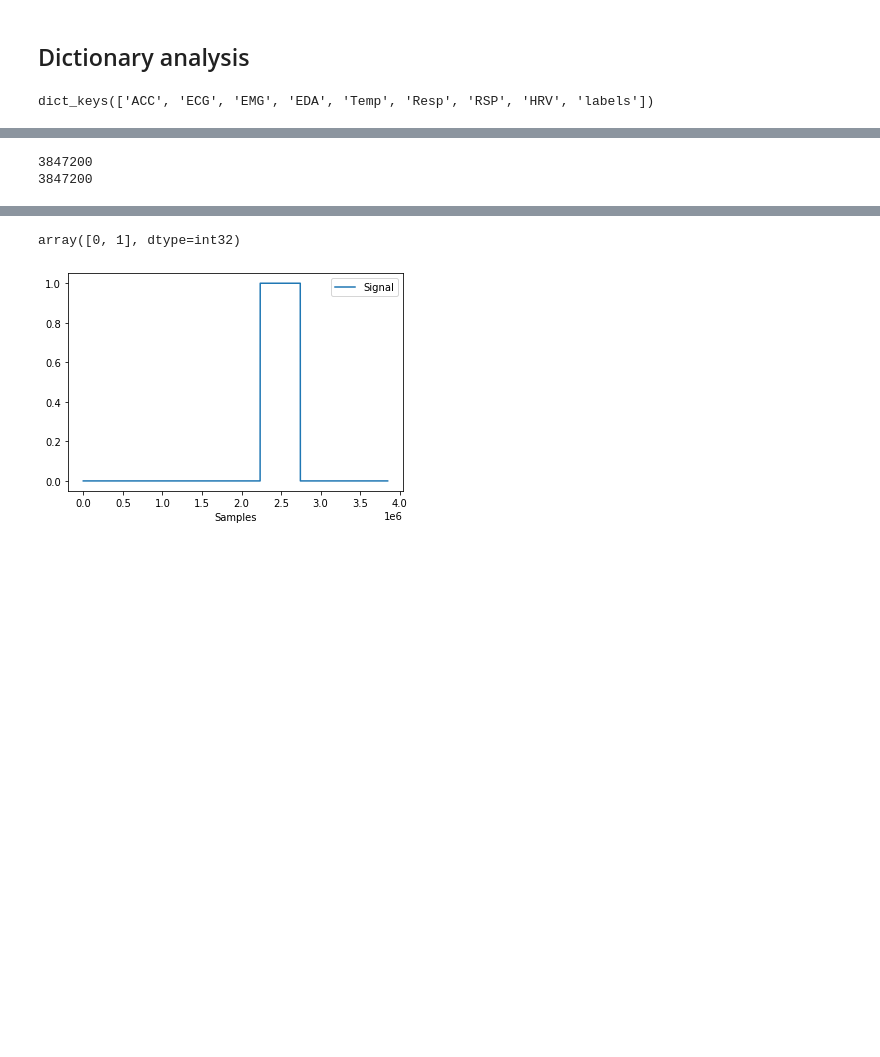
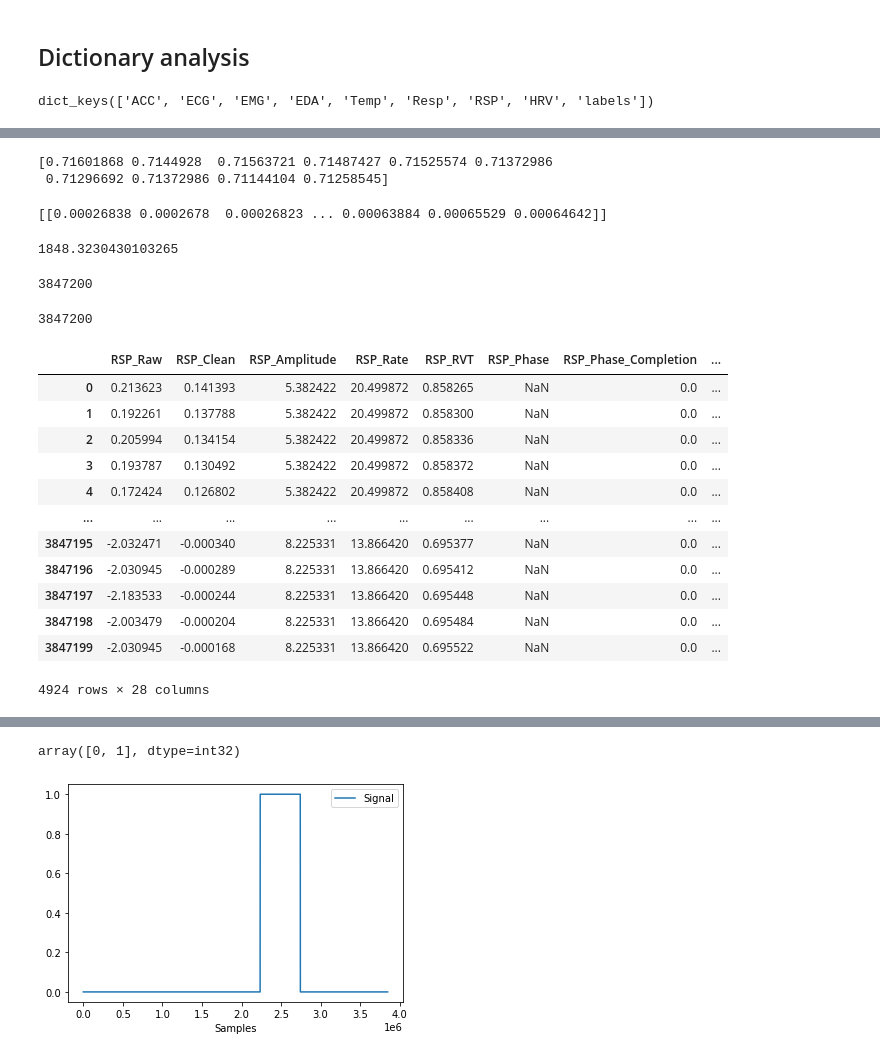
Before and after one commit to kjspring/stress-detection-wearable-devices, a Jupyter notebook: WESAD_EDA.ipynb, the cells around one changed output, grey strips where cells are left out. Saved outputs shown, nothing was run; the diff lists cells and outputs as text; code cells hidden in the pictures; blank space fills up the shorter version.

```diff
--- a/WESAD_EDA.ipynb
+++ b/WESAD_EDA.ipynb
@@ -130,3 +139,16 @@ dict_keys(['ACC', 'ECG', 'EMG', 'EDA', 'Temp', 'Resp', 'RSP', 'HRV', 'labels'])
+# %%
+from sklearn import normalize
+print(wesad_data_li[0]['EDA'].reshape(-1)[0:10])
+norm_EDA = normalize(wesad_data_li[0]['EDA'].reshape(1, -1))[0:10]
+# %% [output]
+[0.71601868 0.7144928  0.71563721 0.71487427 0.71525574 0.71372986
+ 0.71296692 0.71372986 0.71144104 0.71258545]
+# %%
+print(norm_EDA)
+(norm_EDA).sum()
+# %% [output]
+[[0.00026838 0.0002678  0.00026823 ... 0.00063884 0.00065529 0.00064642]]
+1848.3230430103265
 # %%
 # Clean and process raw data using Neurokit2
 
@@ -137,9 +163,29 @@ processed_data, info = nk.bio_process(eda=wesad_data_li[0]['EDA'],
-# %%
-print(len(wesad_data_li[0]['EDA']))
-print(len(processed_data['EDA_Clean'].dropna()))
-# %% [output]
-3847200
-3847200
+# %%
+# Data size
+print(len(wesad_data_li[0]['EDA']))
+processed_data.isnull().values.any()
+# Drop rows that all data is Nan
+processed_data.dropna(how='all', inplace=True)
+len(processed_data)
+# %% [output]
+3847200
+3847200
+# %%
+processed_data.loc[processed_data.isnull().any(axis=1)]
+# %% [output]
+|  | RSP_Raw | RSP_Clean | RSP_Amplitude | RSP_Rate | RSP_RVT | RSP_Phase | RSP_Phase_Completion | ... |
+| 0 | 0.213623 | 0.141393 | 5.382422 | 20.499872 | 0.858265 | NaN | 0.0 | ... |
+| 1 | 0.192261 | 0.137788 | 5.382422 | 20.499872 | 0.858300 | NaN | 0.0 | ... |
+| 2 | 0.205994 | 0.134154 | 5.382422 | 20.499872 | 0.858336 | NaN | 0.0 | ... |
+| 3 | 0.193787 | 0.130492 | 5.382422 | 20.499872 | 0.858372 | NaN | 0.0 | ... |
+| 4 | 0.172424 | 0.126802 | 5.382422 | 20.499872 | 0.858408 | NaN | 0.0 | ... |
+| ... | ... | ... | ... | ... | ... | ... | ... | ... |
+| 3847195 | -2.032471 | -0.000340 | 8.225331 | 13.866420 | 0.695377 | NaN | 0.0 | ... |
+| 3847196 | -2.030945 | -0.000289 | 8.225331 | 13.866420 | 0.695412 | NaN | 0.0 | ... |
+| 3847197 | -2.183533 | -0.000244 | 8.225331 | 13.866420 | 0.695448 | NaN | 0.0 | ... |
+| 3847198 | -2.003479 | -0.000204 | 8.225331 | 13.866420 | 0.695484 | NaN | 0.0 | ... |
+| 3847199 | -2.030945 | -0.000168 | 8.225331 | 13.866420 | 0.695522 | NaN | 0.0 | ... |
+4924 rows × 28 columns
 # %%
 # Inspect processed data dataframe
 processed_data.info(verbose=True, show_counts=True)
```
Also changed, not shown: parts of 10 cells of this notebook.
